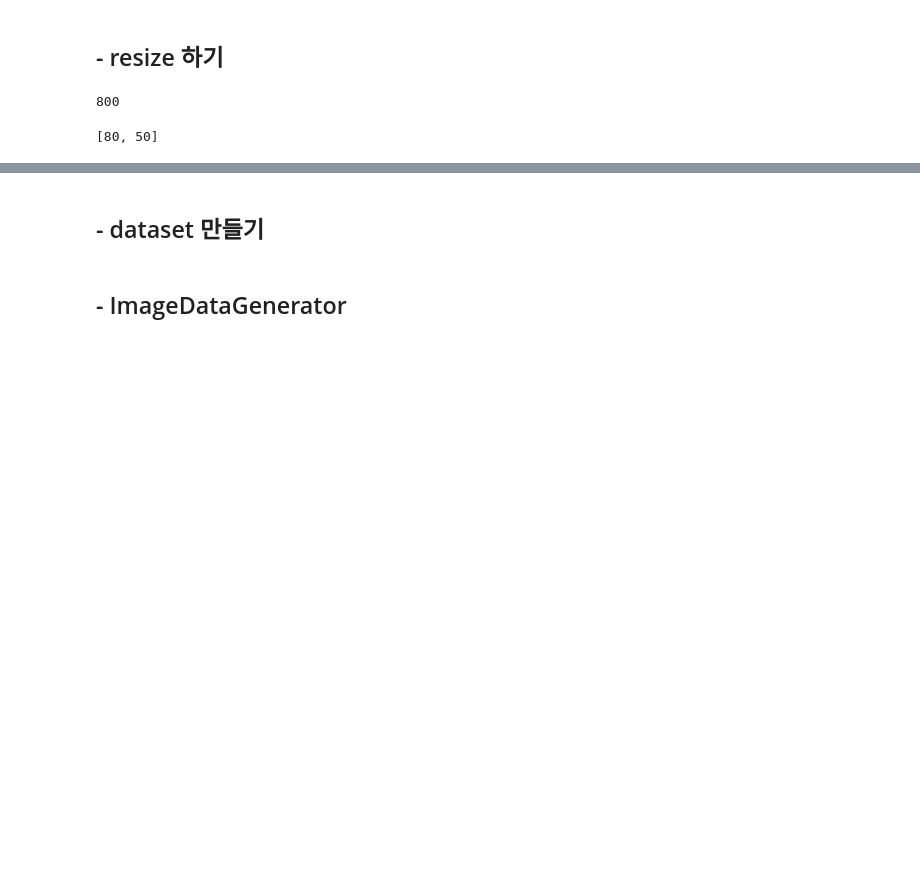
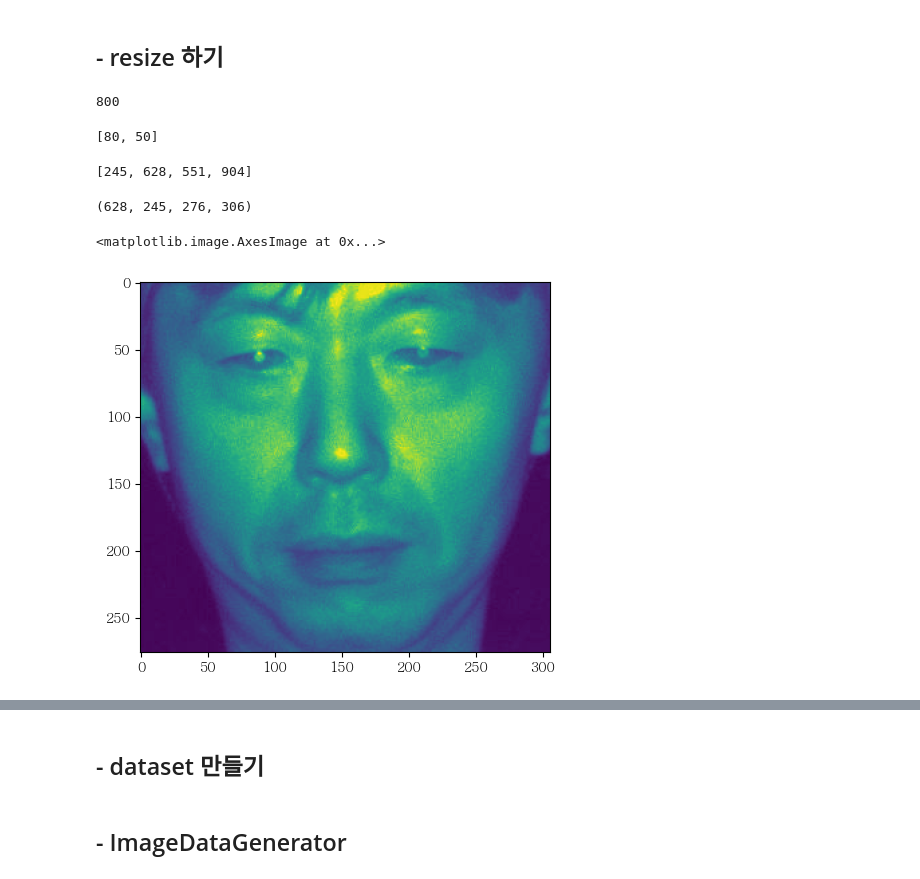
Before and after one commit to gityangwoo/DL_user_sleep_classifier, a Jupyter notebook: data_load.ipynb, the cells around one changed output, grey strips where cells are left out. Drawn from its saved outputs; the diff is of its cells as text; code cells hidden in the pictures; blank space fills up the shorter version.

```diff
--- a/data_load.ipynb
+++ b/data_load.ipynb
@@ -122,3 +151,21 @@ dsize = [int(img1.shape[0] * aspect_ratio),width]
 dsize
 # %% [output]
 [80, 50]
+# %%
+data_last.loc[0,'face_pos']
+# %% [output]
+[245, 628, 551, 904]
+# %%
+gfile = tf.io.read_file(data_last.loc[0,'img_path'])
+img = tf.io.decode_image(gfile, expand_animations=False)
+img = tf.image.crop_to_bounding_box(img,data_last.loc[0,'face_pos'][1],data_last.loc[0,'face_pos'][0],data_last.loc[0,'face_pos'][3]-data_last.loc[0,'face_pos'][1],data_last.loc[0,'face_pos'][2]-data_last.loc[0,'face_pos'][0])
+img = tf.cast(img, tf.uint8)
+# %%
+data_last.loc[0,'face_pos'][1],data_last.loc[0,'face_pos'][0],data_last.loc[0,'face_pos'][3]-data_last.loc[0,'face_pos'][1],data_last.loc[0,'face_pos'][2]-data_last.loc[0,'face_pos'][0]
+# %% [output]
+(628, 245, 276, 306)
+# %%
+plt.imshow(img)
+# %% [output]
+<matplotlib.image.AxesImage at 0x...>
+[figure, added]
```
Also changed, not shown: parts of 40 cells of this notebook.
